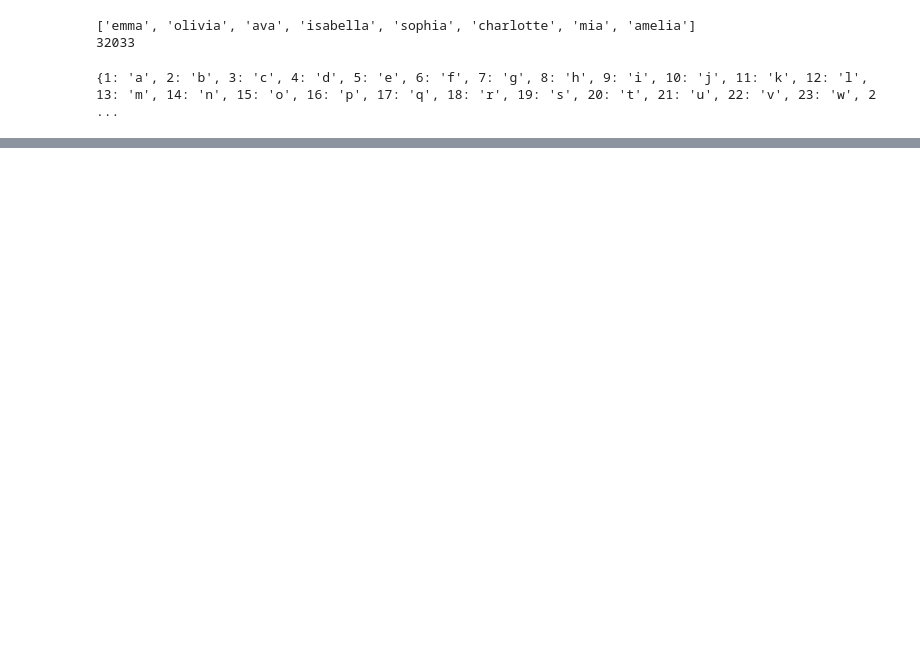
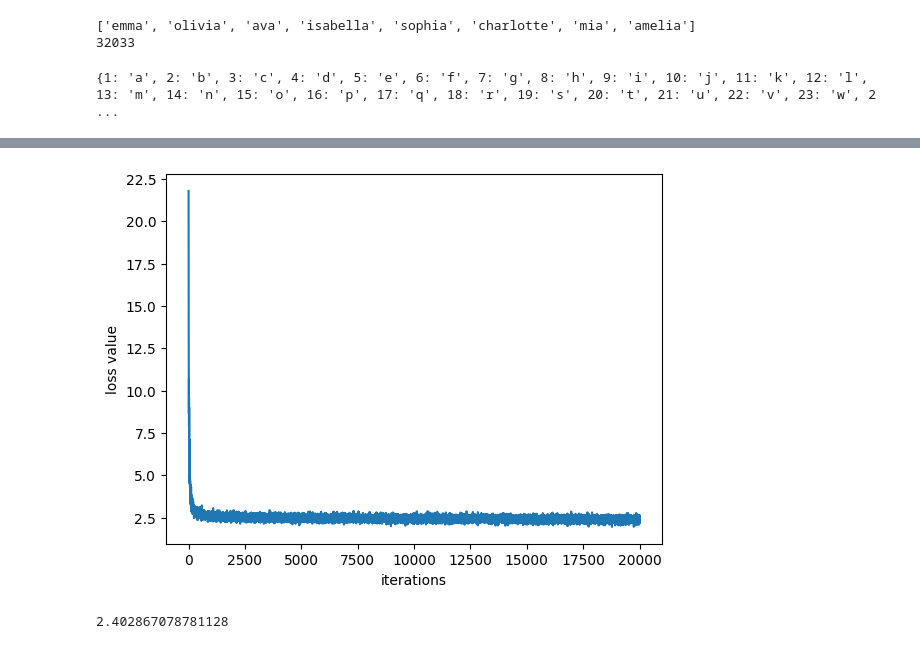
Before and after one commit to MehulKauGit/character-level_MLP, a Jupyter notebook: main.ipynb, the cells around one changed output, grey strips where cells are left out. Cells and saved outputs as stored; diff of their text form; code cells hidden in the pictures; blank space fills up the shorter version.

```diff
--- a/main.ipynb
+++ b/main.ipynb
@@ -94,0 +85,26 @@ tensor(17.7697)
+# %%
+#backward pass
+parameters=[C,W1,b1,W2,b2]
+for p in parameters:
+    p.requires_grad=True
+
+lossarr=[]
+# %%
+
+#training on mini batch
+for i in range(10000):
+    ix=torch.randint(0,X.shape[0],(100,))
+    emb=C[X[ix]]
+    h=torch.tanh(emb.view(-1,6)@ W1 +b1)  #(32,100)
+    logits=h @ W2 +b2    #(32,27)
+    loss=F.cross_entropy(logits,Y[ix])
+
+    #gradient descent
+    for p in parameters:
+        p.grad =None
+    loss.backward()
+
+    for p in parameters:
+        p.data+= -0.1 * p.grad
+    lossarr.append(loss.item())
+print(loss.item())
@@ -94,0 +135,16 @@ tensor(17.7697)
+# %%
+plt.plot(range((len(lossarr))),lossarr)
+plt.xlabel("iterations")
+plt.ylabel("loss value")
+plt.show()
+# %% [output]
+[figure, added]
+# %%
+#loss on the whole dataset after mini batch optimization
+emb=C[X]
+h=torch.tanh(emb.view(-1,6) @ W1 +b1)
+logits= h @ W2 + b2
+loss=F.cross_entropy(logits,Y)
+print(loss.item())
+# %% [output]
+2.402867078781128
```
Also changed, not shown: parts of 8 cells of this notebook, 1 other file.
